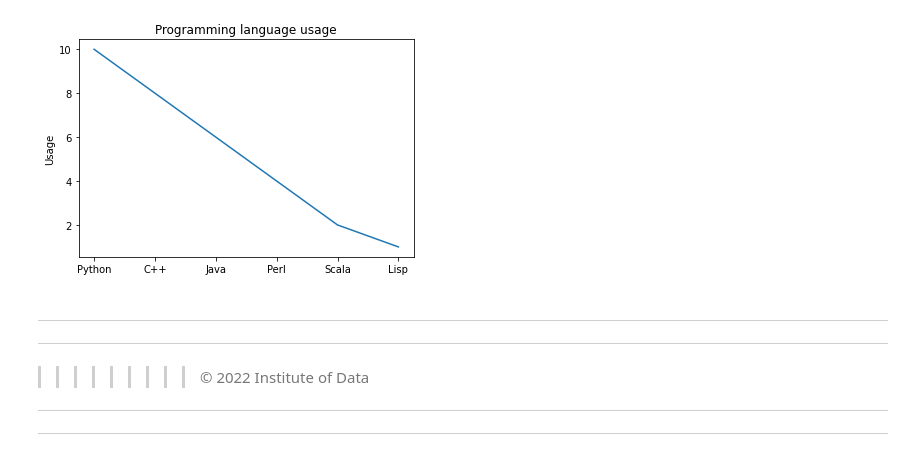
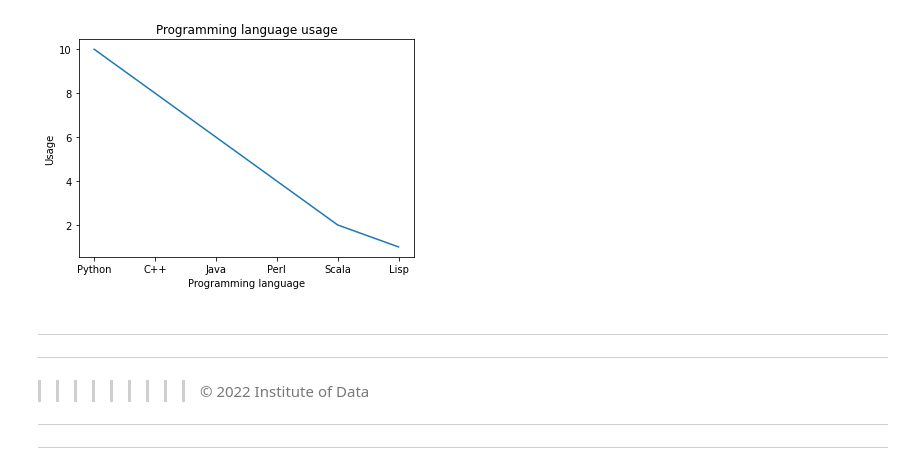
Before and after one commit to Jescolbourne/IOD, a Jupyter notebook: Module1/Lab 1.1.3 Statistics - part 1 Lab.ipynb, the cells around one changed output. Cells and saved outputs as stored; diff of their text form; code cells hidden in the pictures.

```diff
--- a/Module1/Lab 1.1.3 Statistics - part 1 Lab.ipynb
+++ b/Module1/Lab 1.1.3 Statistics - part 1 Lab.ipynb
@@ -44,18 +44,19 @@ bar(x, height, width=0.8, bottom=None, *, align='center', data=None, **kwargs)
 # %%
 # plot frequency of some observations using bar chart
 objects = ('Python', 'C++', 'Java', 'Perl', 'Scala', 'Lisp')
 y_pos = np.arange(len(objects))
 performance = [10,8,6,4,2,1]
 
 # Create a bar plot
 plt.xticks(y_pos, objects)
 plt.plot(performance)
+plt.xlabel('Programming language')
 plt.ylabel('Usage')
 plt.title('Programming language usage')
 
 plt.show()
 # %% [output]
-[figure, old version]
+[figure, new version]
 # %% [markdown]
 
 
```
Also changed, not shown: parts of 2 cells of this notebook, 3 other files.
